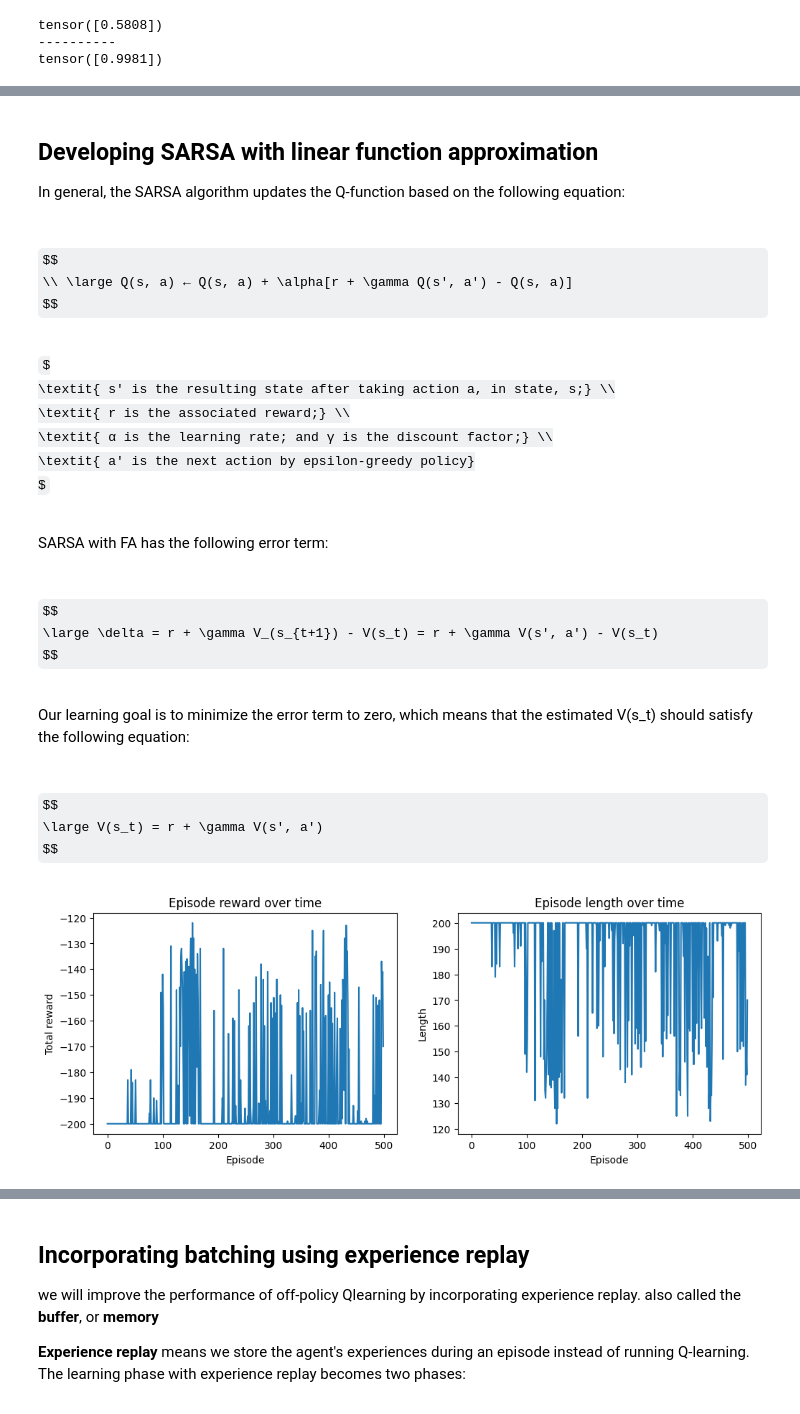
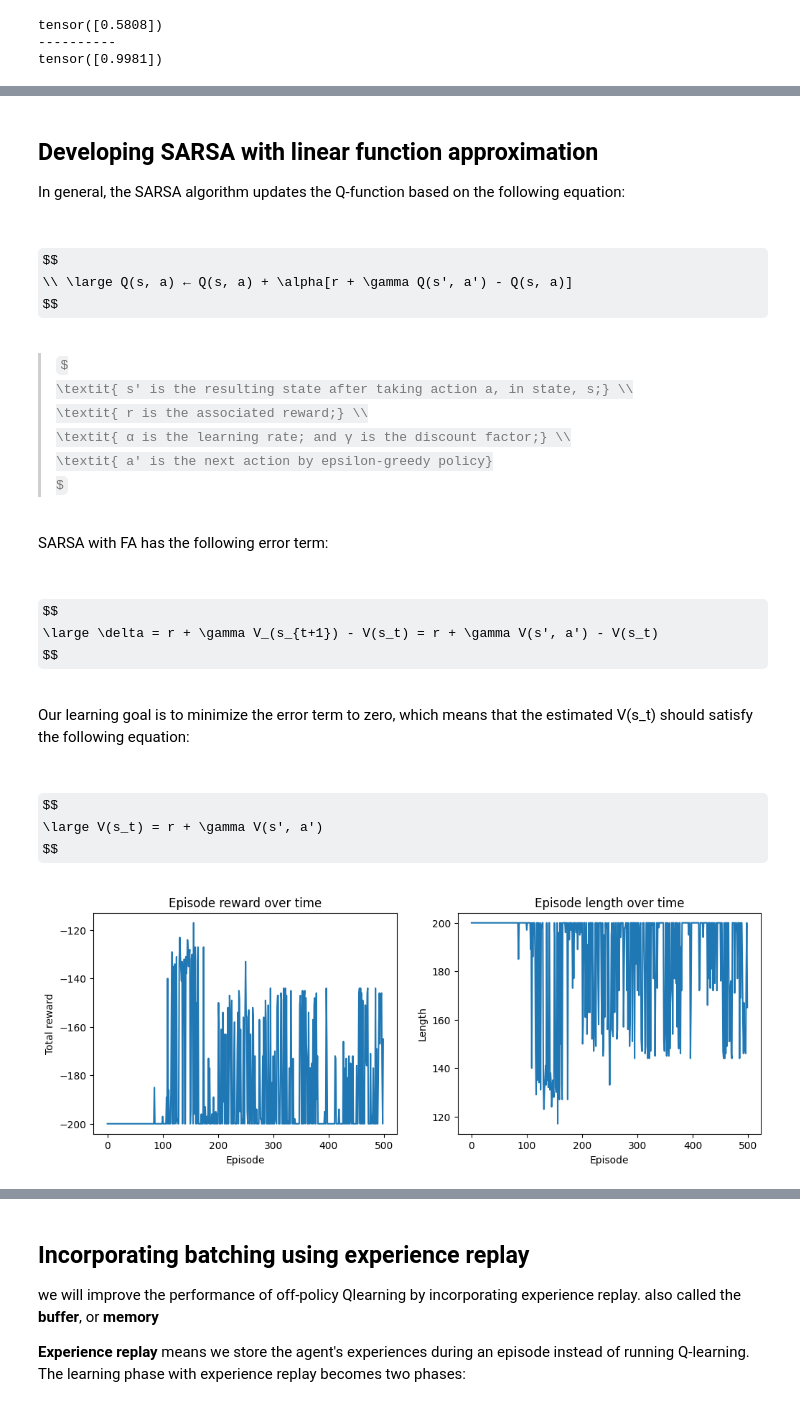
Before and after one commit to Mhddaraaa/start, a Jupyter notebook: ReinforcementLearning/8_RL_FunctionApproximation.ipynb, the cells around one changed output, grey strips where cells are left out. Saved outputs shown, nothing was run; the diff lists cells and outputs as text; code cells hidden in the pictures; some formulas as TeX source.

```diff
--- a/ReinforcementLearning/8_RL_FunctionApproximation.ipynb
+++ b/ReinforcementLearning/8_RL_FunctionApproximation.ipynb
@@ -324,7 +426,7 @@ tensor([0.9981])
     <td><font size="4"><code>gym.make("MountainCar-v0")</code></td>
 <tr>
 # %%
-env = create_env("MountainCar-v0")
+env = create_env("MountainCar-v0", record=True, eps_record=50)
 # %% [markdown]
 ## **Developing Q-learning with linear function approximation**
 
@@ -431,7 +533,8 @@ def take_action2(estimator, state, epsilon, n_action):
 
     return action
 # %%
-def q_learning(env, estimator, n_episode, epsilon, epsilon_decay=.99, gamma=1., show=True):
+def q_learning(env, estimator, n_episode, epsilon=0.2,
+               epsilon_decay=.99, min_epsilon=0.05, gamma=1., show=True):
     """
     Implements the Q-learning algorithm.
 
@@ -441,6 +544,7 @@ def q_learning(env, estimator, n_episode, epsilon, epsilon_decay=.99, gamma=1.,
         n_episode: Number of episodes to train the agent.
         epsilon: Initial epsilon value for epsilon-greedy exploration.
         epsilon_decay: Decay rate for epsilon after each episode.
+        epsilon_min (float): Minimum exploration rate. Prevents epsilon from decaying to 0.
         gamma: Discount factor for future rewards (default is 1 for undiscounted rewards).
         show: If True, display plots of total rewards and episode lengths.
     Returns:
@@ -451,8 +555,9 @@ def q_learning(env, estimator, n_episode, epsilon, epsilon_decay=.99, gamma=1.,
     total_reward_episode = [0] * n_episode  # Track total rewards for each episode
 
     # Loop through the specified number of episodes
-    for episode in tqdm(range(n_episode), desc="Episodes"):
-        state = env.reset()  # Reset the environment to get the initial state
+    pbar = tqdm(range(n_episode), desc="Episodes")
+    for episode in pbar:
+        state, _ = env.reset()  # Reset the environment to get the initial state
         done = False  # Initialize the "done" flag to indicate the episode is not finished
 
         # Loop through steps of the episode until it terminates
@@ -480,7 +585,14 @@ def q_learning(env, estimator, n_episode, epsilon, epsilon_decay=.99, gamma=1.,
             total_reward_episode[episode] += reward
 
         # Decay epsilon for the next episode to reduce exploration over time
-        epsilon *= epsilon_decay
+        epsilon = max(min_epsilon, epsilon * epsilon_decay)
+        # Compute and print the average total reward over past 50 completed episodes
+        start = episode - 50 if episode > 50 else 0
+        avg_tot_reward = np.array(total_reward_episode[start:]).mean()
+        pbar.set_description(
+            f"Average reward over past 50 episodes: {avg_tot_reward:.2f} | "
+            f"ε: {epsilon:.2f}"
+        )
 
     # If `show` is True, plot the rewards and lengths of episodes
     if show:
@@ -502,7 +614,7 @@ def q_learning(env, estimator, n_episode, epsilon, epsilon_decay=.99, gamma=1.,
 
         plt.show()
 # %%
-env = create_env("MountainCar-v0")
+env = create_env("MountainCar-v0", record=True, eps_record=50)
 n_state = env.observation_space.shape[0]
 n_action = env.action_space.n
 n_feature = 200
@@ -510,5 +622,5 @@ lr = 0.03
 estimator = Estimator(n_feature, n_state, n_action, lr)
 
 n_episode = 500
-q_learning(env, estimator, n_episode, epsilon=0.1, show=True)
+q_learning(env, estimator, n_episode, epsilon=0.2, show=True)
 # %% [output]
@@ -530,7 +642,7 @@ $$
 
 <br>
 
-$
+>$
  \textit{ s' is the resulting state after taking action a, in state, s;} \\
  \textit{ r is the associated reward;} \\
  \textit{ α is the learning rate; and γ is the discount factor;} \\
@@ -557,7 +669,8 @@ $$
 \large V(s_t) = r + \gamma V(s', a')
 $$
 # %%
-def SARSA(env, estimator, n_episode, epsilon, epsilon_decay=.99, gamma=1., show=True):
+def SARSA(env, estimator, n_episode, epsilon=0.2,
+          epsilon_decay=.99, min_epsilon=0.05, gamma=1., show=True):
     """
     Implements the SARSA (State-Action-Reward-State-Action) algorithm.
 
@@ -577,8 +690,9 @@ def SARSA(env, estimator, n_episode, epsilon, epsilon_decay=.99, gamma=1., show=
     total_reward_episode = [0] * n_episode  # Track total rewards for each episode
 
     # Loop through the specified number of episodes
-    for episode in tqdm(range(n_episode), desc="Episodes"):
-        state = env.reset()  # Reset the environment to get the initial state
+    pbar = tqdm(range(n_episode), desc="Episodes")
+    for episode in pbar:
+        state, _ = env.reset()  # Reset the environment to get the initial state
 
         # Choose the initial action using the epsilon-greedy strategy
         action = take_action(estimator, state, epsilon, n_action)
@@ -610,7 +724,14 @@ def SARSA(env, estimator, n_episode, epsilon, epsilon_decay=.99, gamma=1., show=
             total_reward_episode[episode] += reward
 
         # Decay epsilon for the next episode to reduce exploration over time
-        epsilon *= epsilon_decay
+        epsilon = max(min_epsilon, epsilon * epsilon_decay)
+        # Compute and print the average total reward over past 50 completed episodes
+        start = episode - 50 if episode > 50 else 0
+        avg_tot_reward = np.array(total_reward_episode[start:]).mean()
+        pbar.set_description(
+            f"Average reward over past 50 episodes: {avg_tot_reward:.2f} | "
+            f"ε: {epsilon:.2f}"
+        )
 
     # If `show` is True, plot the rewards and lengths of episodes
     if show:
@@ -632,17 +753,17 @@ def SARSA(env, estimator, n_episode, epsilon, epsilon_decay=.99, gamma=1., show=
 
         plt.show()
 # %%
-env = create_env("MountainCar-v0")
+env = create_env("MountainCar-v0", record=True, eps_record=50)
 n_state = env.observation_space.shape[0]
 n_action = env.action_space.n
 n_feature = 200
 lr = 0.03
 estimator = Estimator(n_feature, n_state, n_action, lr)
 
 n_episode = 500
-SARSA(env, estimator, n_episode, epsilon=0.1)
+SARSA(env, estimator, n_episode, epsilon=0.2, gamma=0.99)
 # %% [output]
-[figure, old version]
+[figure, new version]
 # %%
 display_video(450)
 # %% [output]
```
Also changed, not shown: parts of 19 cells of this notebook.
